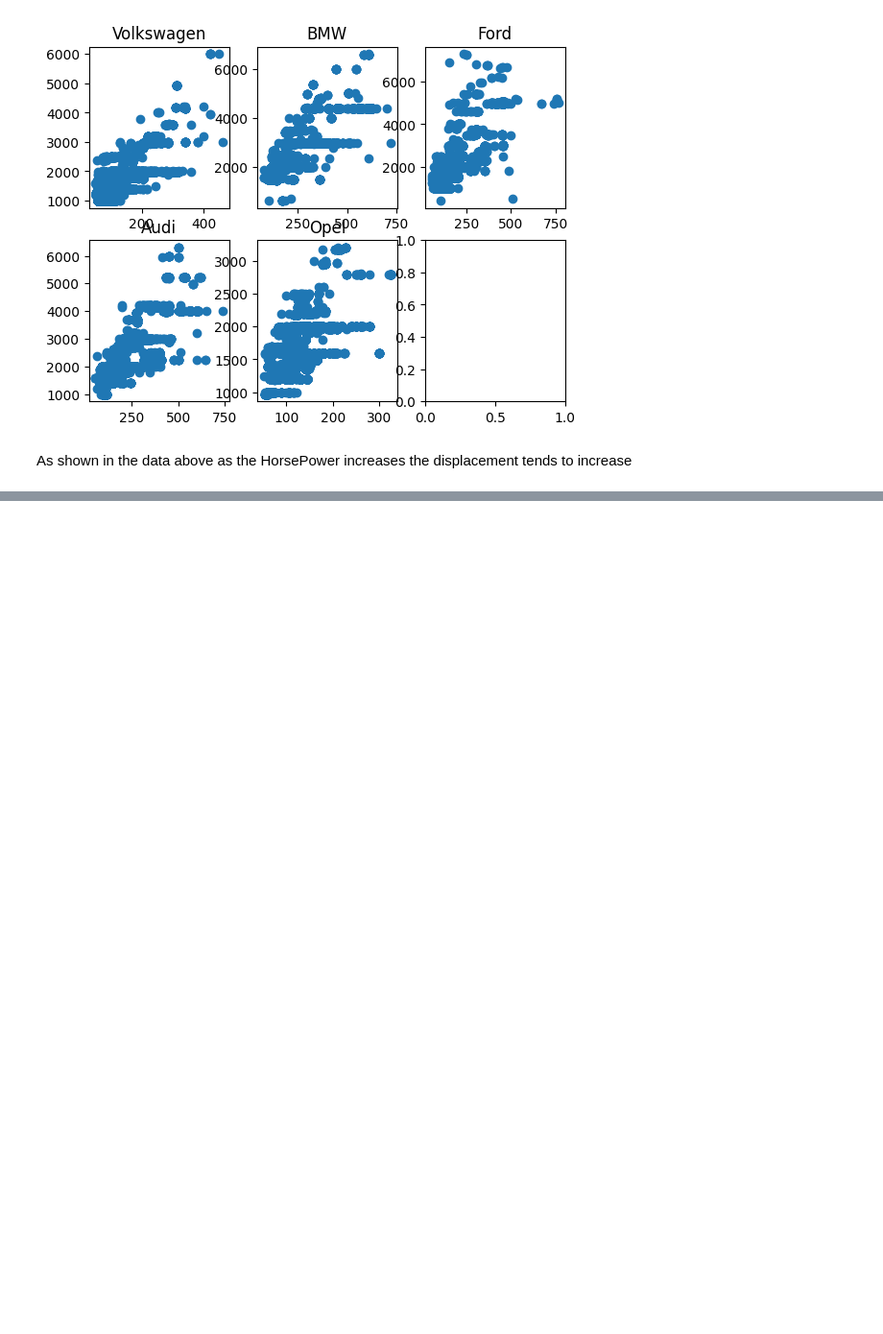
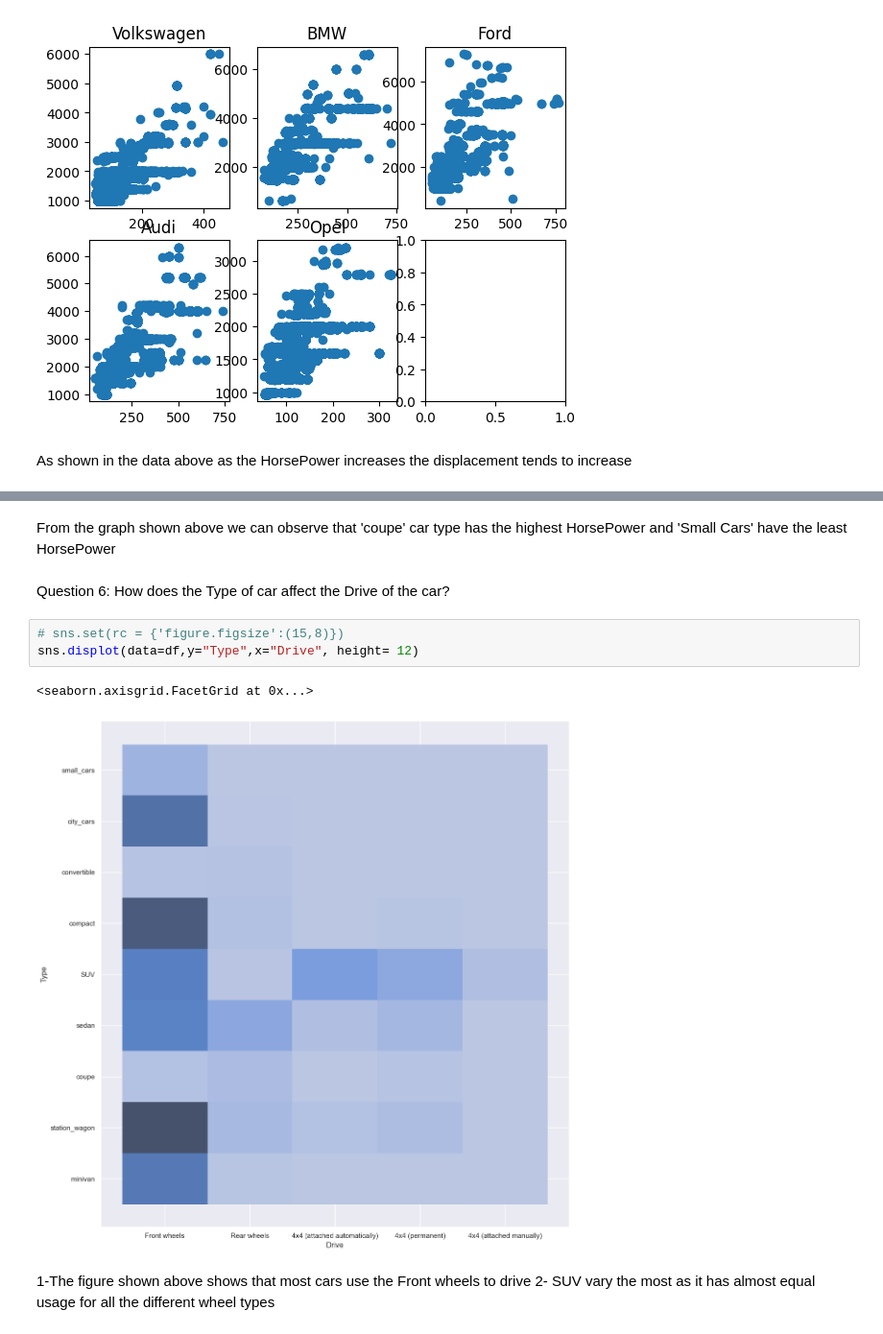
Before and after one commit to moeyad7/DEProject1, a Jupyter notebook: DEProject.ipynb, the cells around one changed output, grey strips where cells are left out. Shown: that part at 96% size. Cells and saved outputs as stored; diff of their text form; blank space fills up the shorter version.

```diff
--- a/DEProject.ipynb
+++ b/DEProject.ipynb
@@ -290,0 +307,13 @@ As shown in the data above as the HorsePower increases the displacement tends to
+# %% [markdown]
+From the graph shown above we can observe that 'coupe' car type has the highest HorsePower and 'Small Cars' have the least HorsePower
+# %% [markdown]
+Question 6: How does the Type of car affect the Drive of the car?
+# %%
+# sns.set(rc = {'figure.figsize':(15,8)})
+sns.displot(data=df,y="Type",x="Drive", height= 12)
+# %% [output]
+<seaborn.axisgrid.FacetGrid at 0x...>
+[figure, added]
+# %% [markdown]
+1-The figure shown above shows that most cars use the Front wheels to drive
+2- SUV vary the most as it has almost equal usage for all the different wheel types
```
Also changed, not shown: parts of 7 cells of this notebook.
